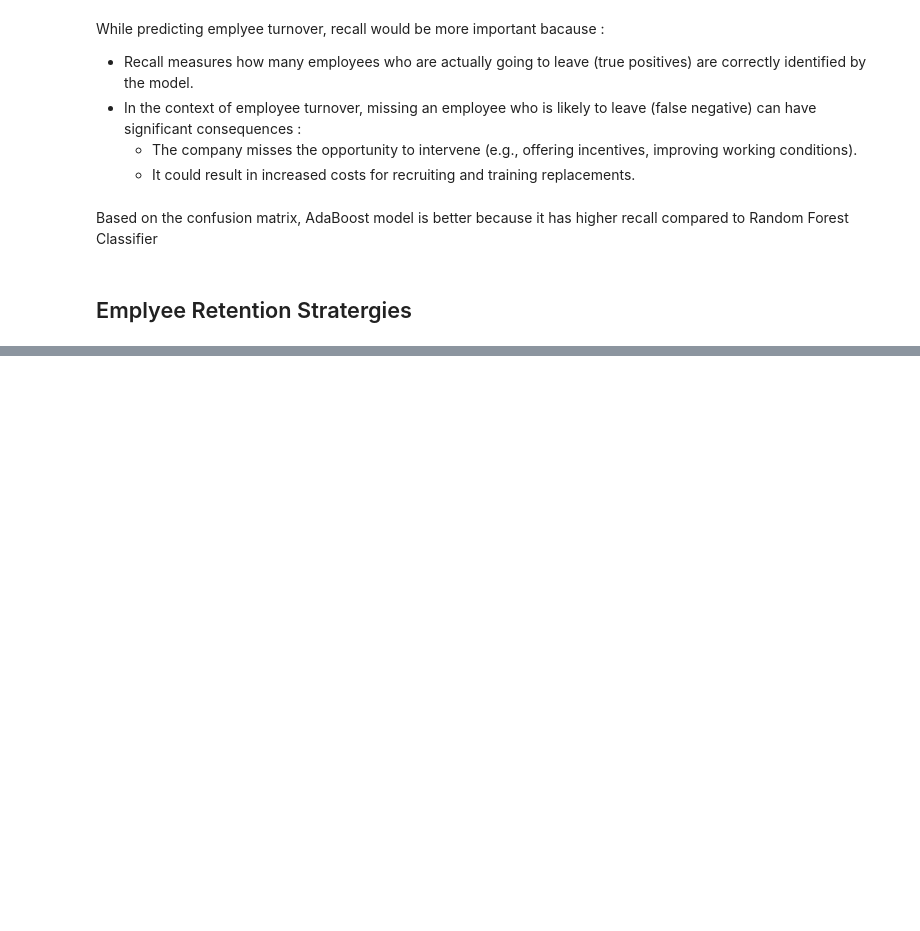
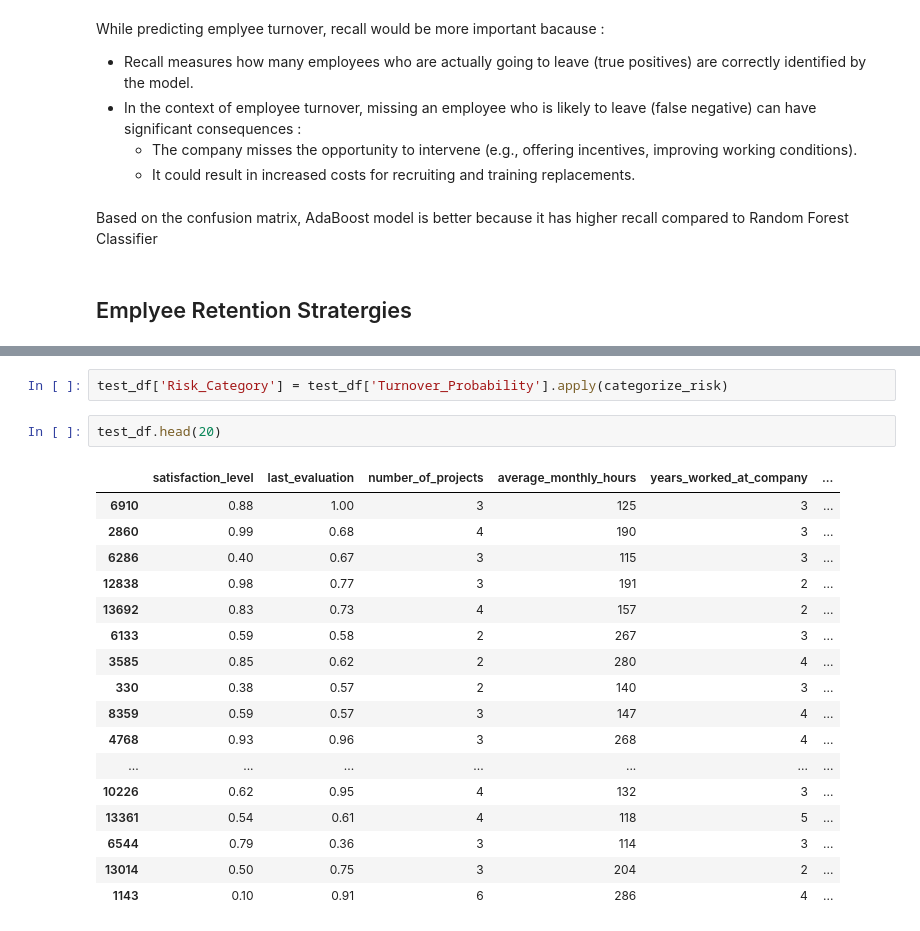
Before and after one commit to adsaw23/Employee-Turnover-Analysis, a Jupyter notebook: Notebooks/Modeling.ipynb, the cells around one changed output, grey strips where cells are left out. Saved outputs shown, nothing was run; the diff lists cells and outputs as text; blank space fills up the shorter version.

```diff
--- a/Notebooks/Modeling.ipynb
+++ b/Notebooks/Modeling.ipynb
@@ -360,0 +390,22 @@ Based on the confusion matrix, AdaBoost model is better because it has higher re
+# %%
+test_df['Risk_Category'] = test_df['Turnover_Probability'].apply(categorize_risk)
+# %%
+test_df.head(20)
+# %% [output]
+|  | satisfaction_level | last_evaluation | number_of_projects | average_monthly_hours | years_worked_at_company | ... |
+| 6910 | 0.88 | 1.00 | 3 | 125 | 3 | ... |
+| 2860 | 0.99 | 0.68 | 4 | 190 | 3 | ... |
+| 6286 | 0.40 | 0.67 | 3 | 115 | 3 | ... |
+| 12838 | 0.98 | 0.77 | 3 | 191 | 2 | ... |
+| 13692 | 0.83 | 0.73 | 4 | 157 | 2 | ... |
+| 6133 | 0.59 | 0.58 | 2 | 267 | 3 | ... |
+| 3585 | 0.85 | 0.62 | 2 | 280 | 4 | ... |
+| 330 | 0.38 | 0.57 | 2 | 140 | 3 | ... |
+| 8359 | 0.59 | 0.57 | 3 | 147 | 4 | ... |
+| 4768 | 0.93 | 0.96 | 3 | 268 | 4 | ... |
+| ... | ... | ... | ... | ... | ... | ... |
+| 10226 | 0.62 | 0.95 | 4 | 132 | 3 | ... |
+| 13361 | 0.54 | 0.61 | 4 | 118 | 5 | ... |
+| 6544 | 0.79 | 0.36 | 3 | 114 | 3 | ... |
+| 13014 | 0.50 | 0.75 | 3 | 204 | 2 | ... |
+| 1143 | 0.10 | 0.91 | 6 | 286 | 4 | ... |
```
Also changed, not shown: parts of 4 cells of this notebook.
